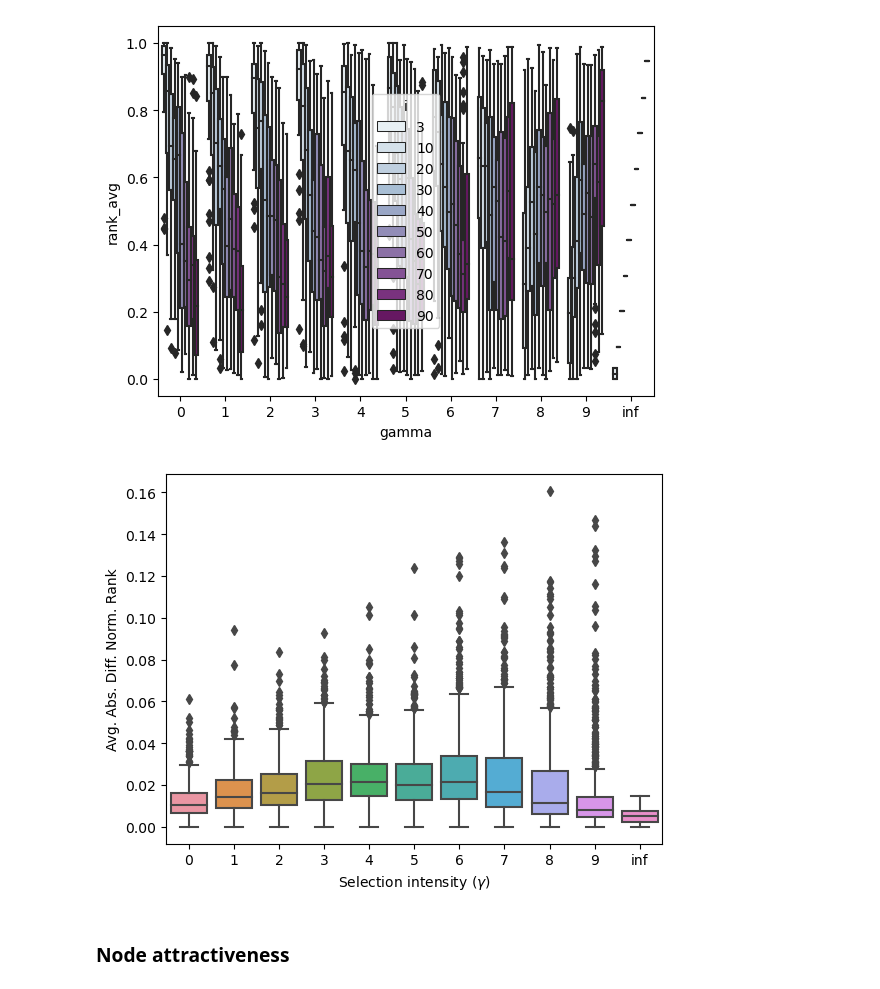
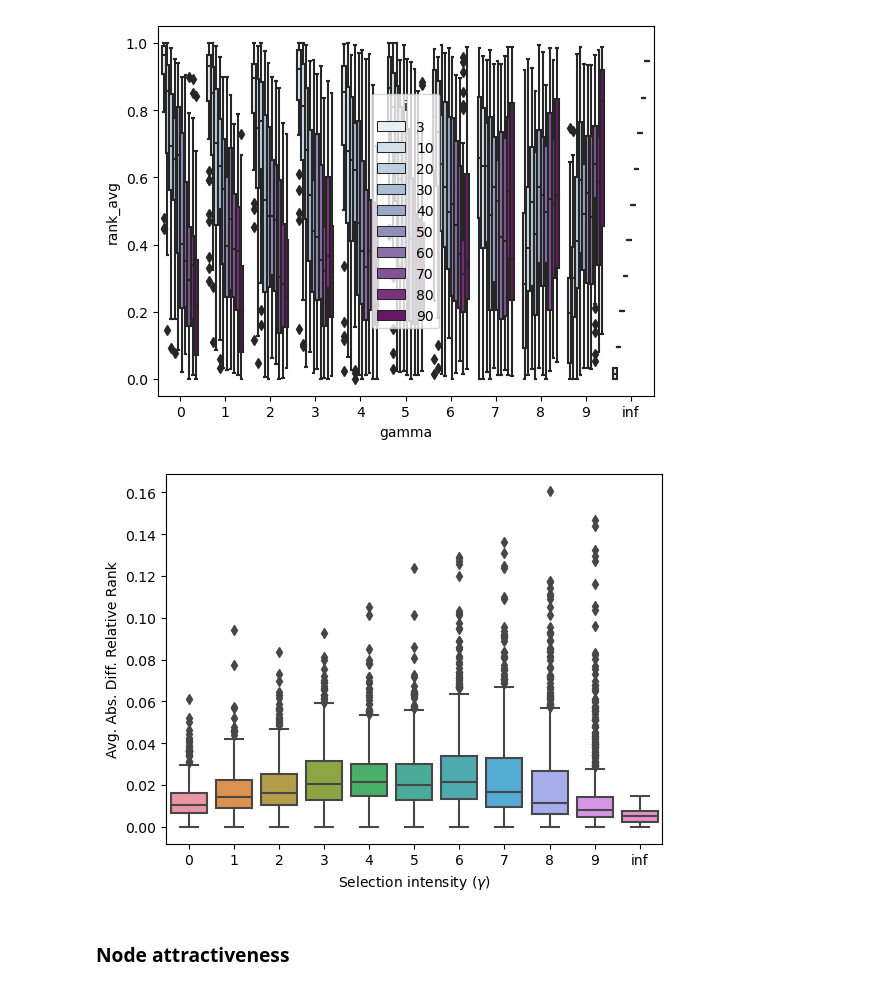
Before and after one commit to carolinamattsson/opportunistic-attachment, a Jupyter notebook: plots_ranks.ipynb, the cells around one changed output. Cells and saved outputs as stored; diff of their text form; code cells hidden in the pictures.

```diff
--- a/plots_ranks.ipynb
+++ b/plots_ranks.ipynb
@@ -183,15 +183,15 @@ plt.show()
 # %%
 # Last 10 steps
 sns.boxplot(data=df_ranks,
             x='gamma',
             y='diff_abs_avg')
 plt.xlabel(r"Selection intensity ($\gamma$)")
-plt.ylabel("Avg. Abs. Diff. Norm. Rank")
+plt.ylabel("Avg. Abs. Diff. Relative Rank")
 plt.savefig(os.path.join(figs_dir,output,"node-dynamics_diffs.jpeg"), bbox_inches='tight', dpi=300)
 plt.savefig(os.path.join(figs_dir,output,"node-dynamics_diffs.pdf"), bbox_inches='tight')
 plt.show()
 # %% [output]
-[figure, old version]
+[figure, new version]
 # %% [markdown]
 ### Node attractiveness
 # %%
```
Also changed, not shown: parts of 12 cells of this notebook, 9 other files.
